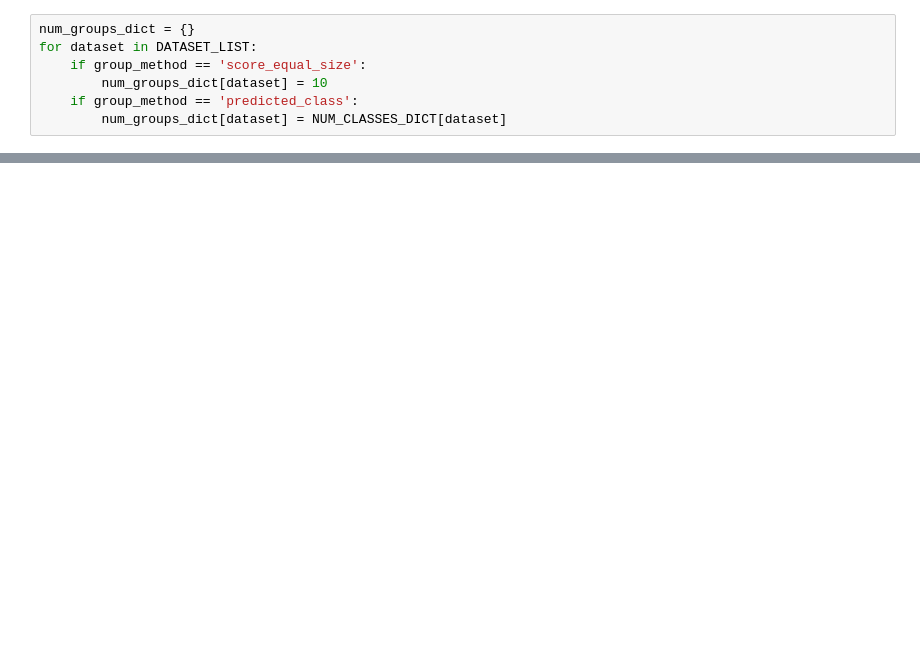
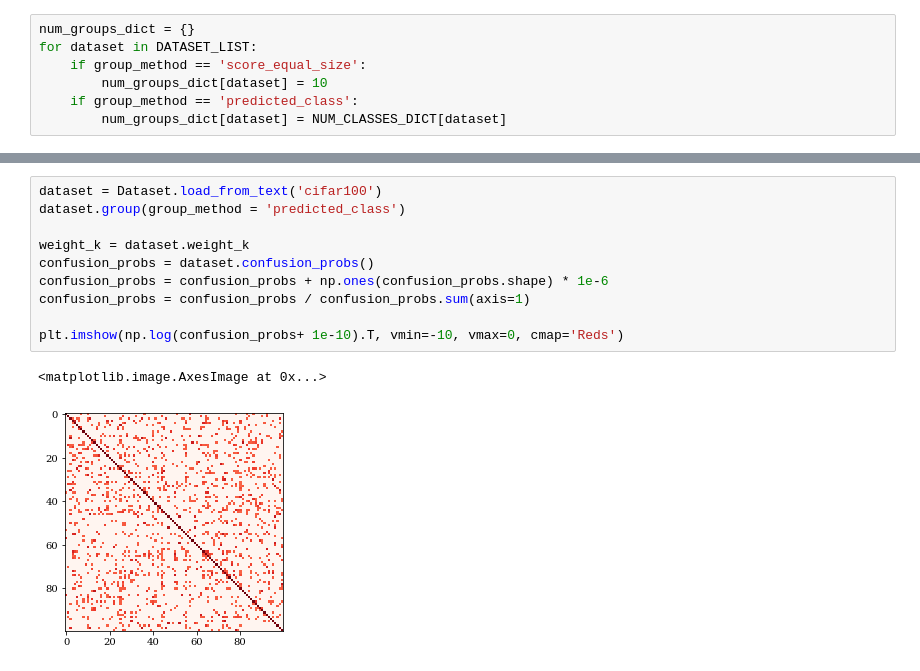
Before and after one commit to disiji/active-assess, a Jupyter notebook: src/table_plot_confusion_matrix_comparison.ipynb, the cells around one changed output, grey strips where cells are left out. Cells and saved outputs as stored; diff of their text form; blank space fills up the shorter version.

```diff
--- a/src/table_plot_confusion_matrix_comparison.ipynb
+++ b/src/table_plot_confusion_matrix_comparison.ipynb
@@ -314,0 +415,13 @@ for i, dataset_name in enumerate(['dbpedia']):
+# %%
+dataset = Dataset.load_from_text('cifar100')
+dataset.group(group_method = 'predicted_class')
+
+weight_k = dataset.weight_k
+confusion_probs = dataset.confusion_probs()
+confusion_probs = confusion_probs + np.ones(confusion_probs.shape) * 1e-6
+confusion_probs = confusion_probs / confusion_probs.sum(axis=1)
+
+plt.imshow(np.log(confusion_probs+ 1e-10).T, vmin=-10, vmax=0, cmap='Reds')
+# %% [output]
+<matplotlib.image.AxesImage at 0x...>
+[figure, added]
```
Also changed, not shown: parts of 14 cells of this notebook, 5 other files.
